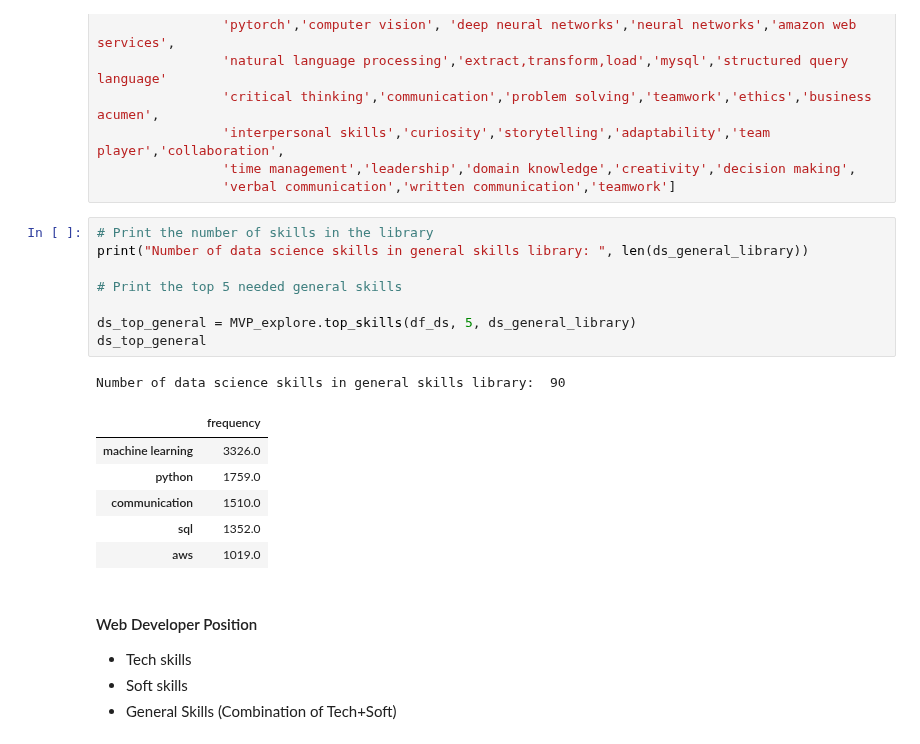
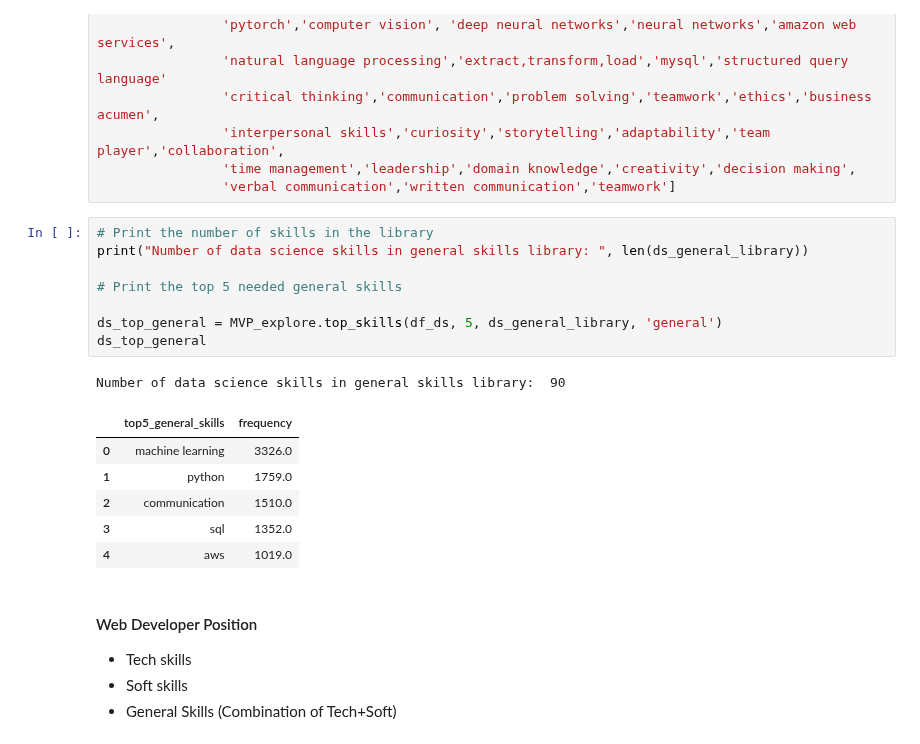
Before and after one commit to Blue-Owl-Data/Job-Search-Dashboard, a Jupyter notebook: MVP.ipynb, the cells around one changed output. Cells and saved outputs as stored; diff of their text form.

```diff
--- a/MVP.ipynb
+++ b/MVP.ipynb
@@ -319,19 +332,19 @@ ds_general_library = ['python','sql','pandas','numpy','matplotlib','scikit learn
 # %%
 # Print the number of skills in the library
 print("Number of data science skills in general skills library: ", len(ds_general_library))
 
 # Print the top 5 needed general skills
 
-ds_top_general = MVP_explore.top_skills(df_ds, 5, ds_general_library)
+ds_top_general = MVP_explore.top_skills(df_ds, 5, ds_general_library, 'general')
 ds_top_general
 # %% [output]
 Number of data science skills in general skills library:  90
-|  | frequency |
-| machine learning | 3326.0 |
-| python | 1759.0 |
-| communication | 1510.0 |
-| sql | 1352.0 |
-| aws | 1019.0 |
+|  | top5_general_skills | frequency |
+| 0 | machine learning | 3326.0 |
+| 1 | python | 1759.0 |
+| 2 | communication | 1510.0 |
+| 3 | sql | 1352.0 |
+| 4 | aws | 1019.0 |
 # %% [markdown]
 #### Web Developer Position
 - Tech skills
```
Also changed, not shown: parts of 15 cells of this notebook.
